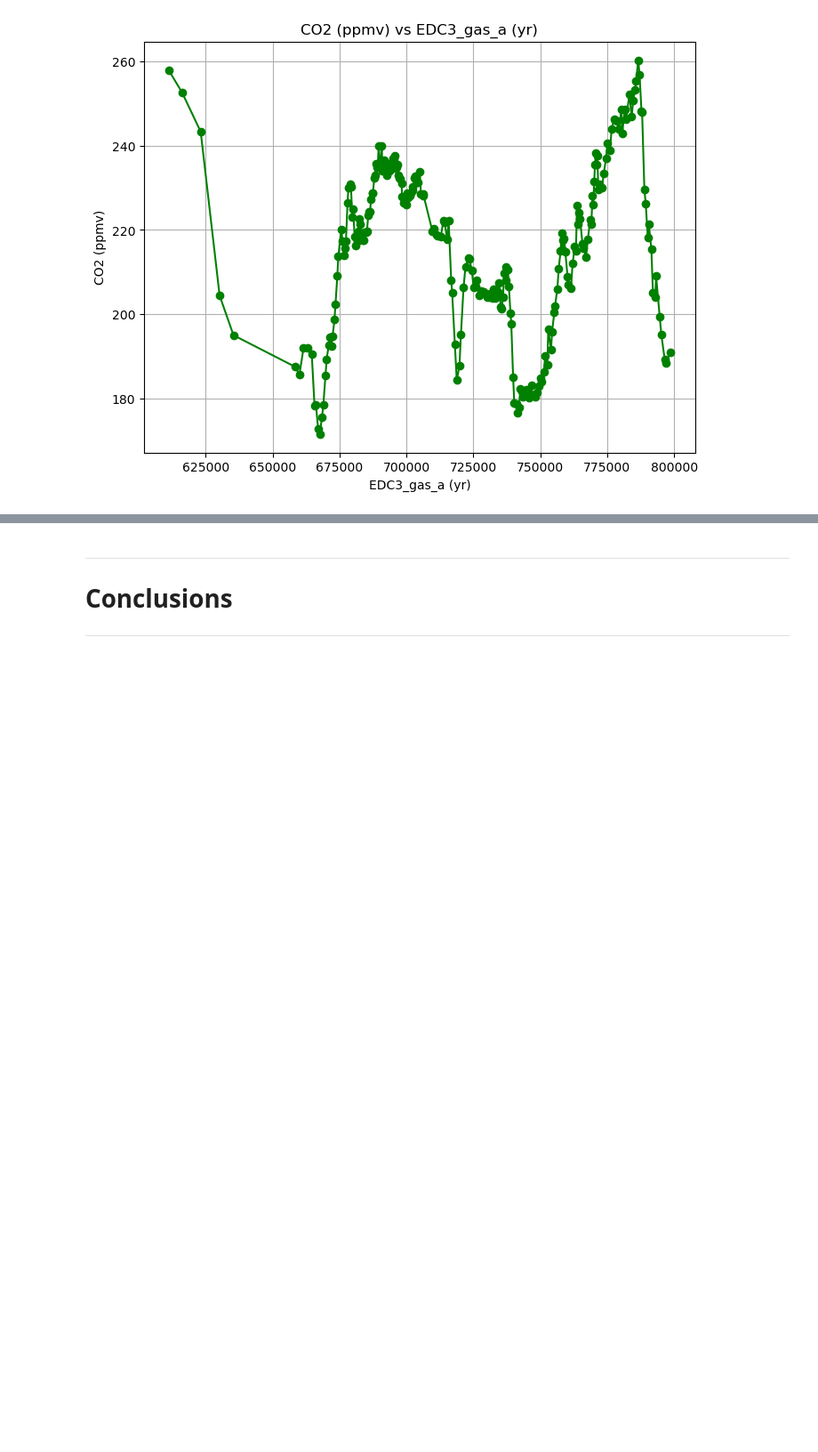
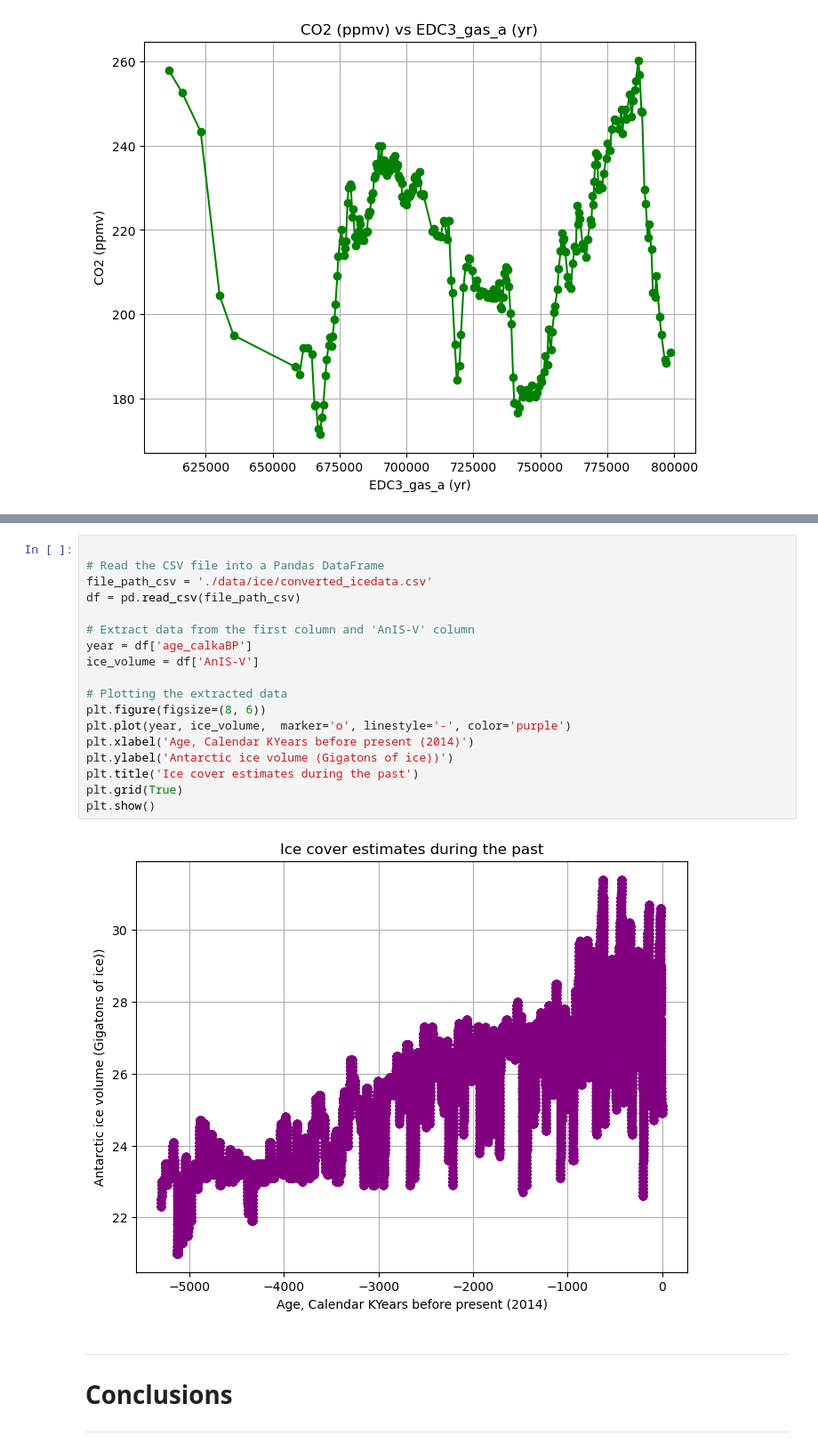
Before and after one commit to nexlanglxm/climate-data-analysis, a Jupyter notebook: project2/project.ipynb, the cells around one changed output, grey strips where cells are left out. Shown at 89% size. Drawn from its saved outputs; the diff is of its cells as text; blank space fills up the shorter version.

Commit message:
extracting ice data

```diff
--- a/project2/project.ipynb
+++ b/project2/project.ipynb
@@ -110,3 +125,23 @@ plt.show()
+# %%
+
+# Read the CSV file into a Pandas DataFrame
+file_path_csv = './data/ice/converted_icedata.csv'
+df = pd.read_csv(file_path_csv)
+
+# Extract data from the first column and 'AnIS-V' column
+year = df['age_calkaBP']
+ice_volume = df['AnIS-V']
+
+# Plotting the extracted data
+plt.figure(figsize=(8, 6))
+plt.plot(year, ice_volume,  marker='o', linestyle='-', color='purple')
+plt.xlabel('Age, Calendar KYears before present (2014)')
+plt.ylabel('Antarctic ice volume (Gigatons of ice))')
+plt.title('Ice cover estimates during the past')
+plt.grid(True)
+plt.show()
+# %% [output]
+[figure, added]
 # %% [markdown]
 ---
 # **Conclusions**
```
Also changed, not shown: parts of 4 cells of this notebook, 2 other files.
